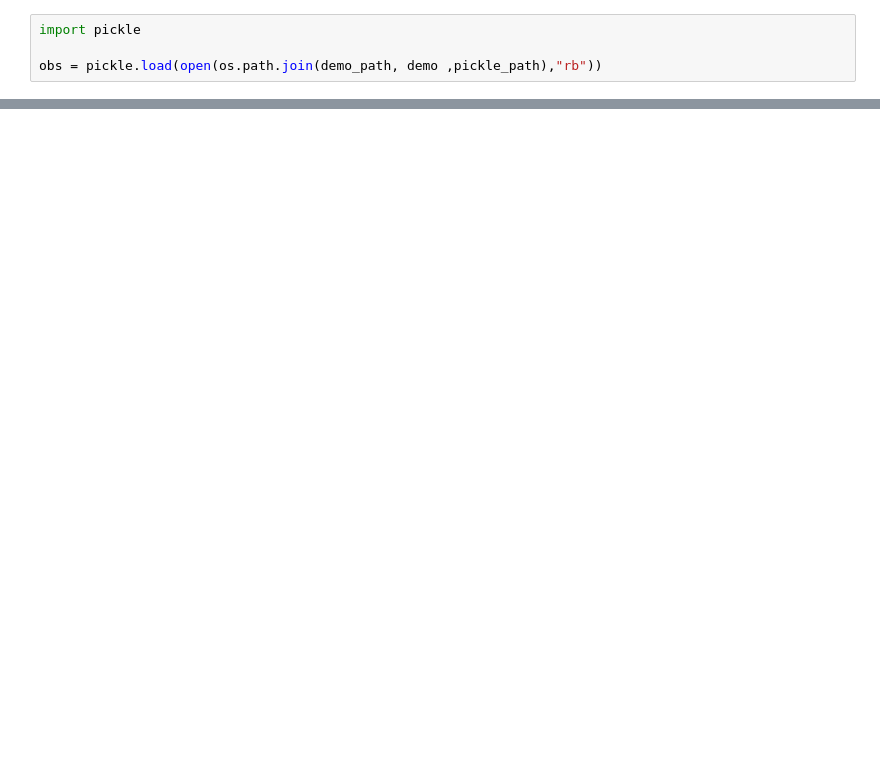
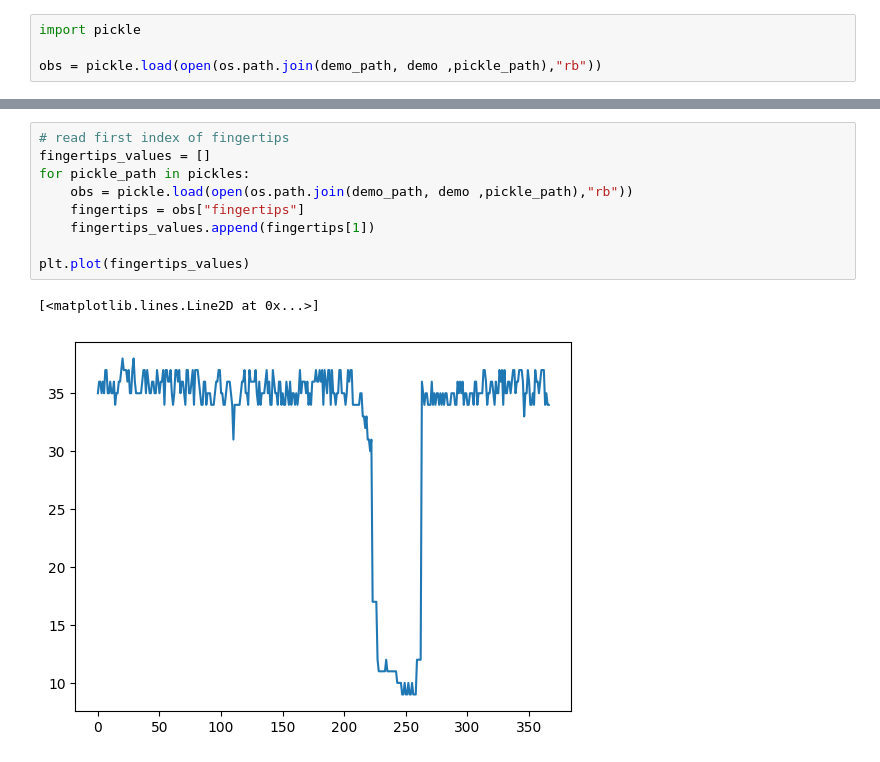
Before and after one commit to tlpss/gello_software, a Jupyter notebook: gello/data_utils/explore_pickle.ipynb, the cells around one changed output, grey strips where cells are left out. Drawn from its saved outputs; the diff is of its cells as text; blank space fills up the shorter version.

```diff
--- a/gello/data_utils/explore_pickle.ipynb
+++ b/gello/data_utils/explore_pickle.ipynb
@@ -109,0 +141,12 @@ plt.legend(["fx", "fy", "fz", "tx", "ty", "tz"])
+# %%
+# read first index of fingertips
+fingertips_values = []
+for pickle_path in pickles:
+    obs = pickle.load(open(os.path.join(demo_path, demo ,pickle_path),"rb"))
+    fingertips = obs["fingertips"]
+    fingertips_values.append(fingertips[1])
+
+plt.plot(fingertips_values)
+# %% [output]
+[<matplotlib.lines.Line2D at 0x...>]
+[figure, added]
```
Also changed, not shown: parts of 8 cells of this notebook, 9 other files.
